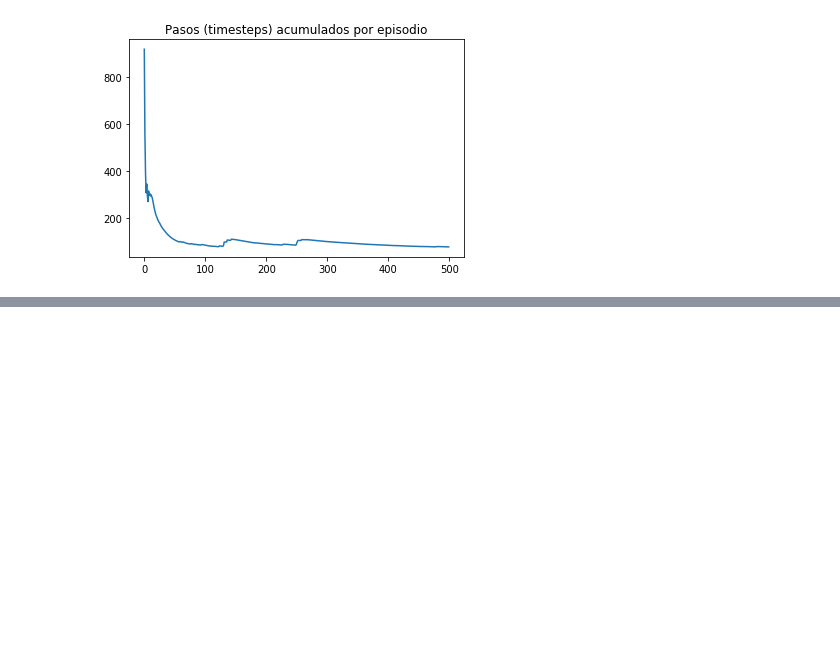
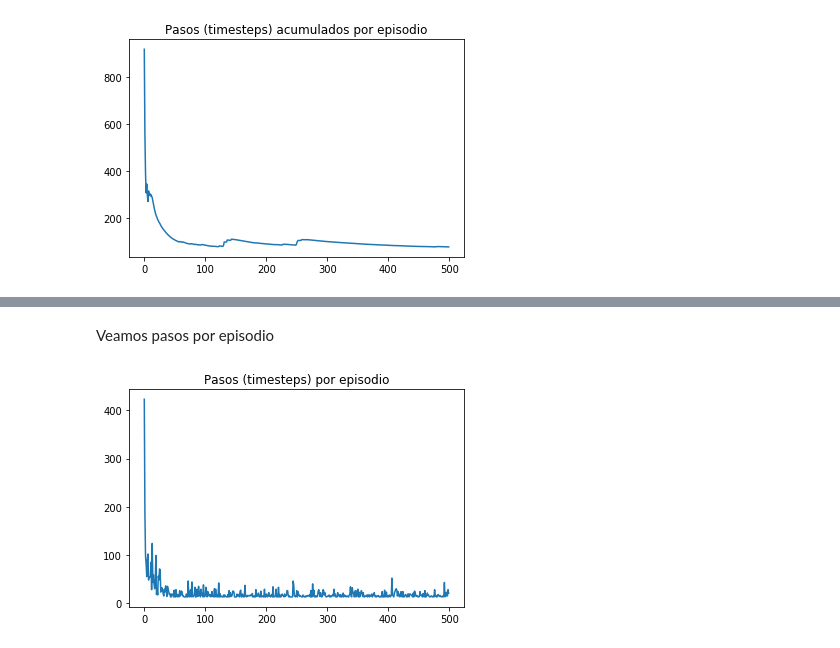
Before and after one commit to git-lu/RL, a Jupyter notebook: lab_1_intro_rl.ipynb, the cells around one changed output, grey strips where cells are left out. Cells and saved outputs as stored; diff of their text form; code cells hidden in the pictures; blank space fills up the shorter version.

```diff
--- a/lab_1_intro_rl.ipynb
+++ b/lab_1_intro_rl.ipynb
@@ -357,0 +433,6 @@ draw_value_matrix(q)
+# %% [markdown]
+Veamos pasos por episodio
+# %%
+plot_steps_per_episode(timesteps_ep)
+# %% [output]
+[figure, added]
```
Also changed, not shown: parts of 14 cells of this notebook.
